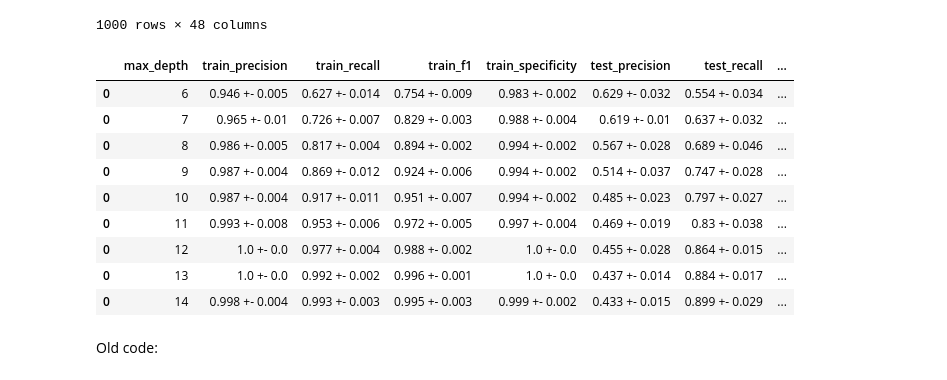
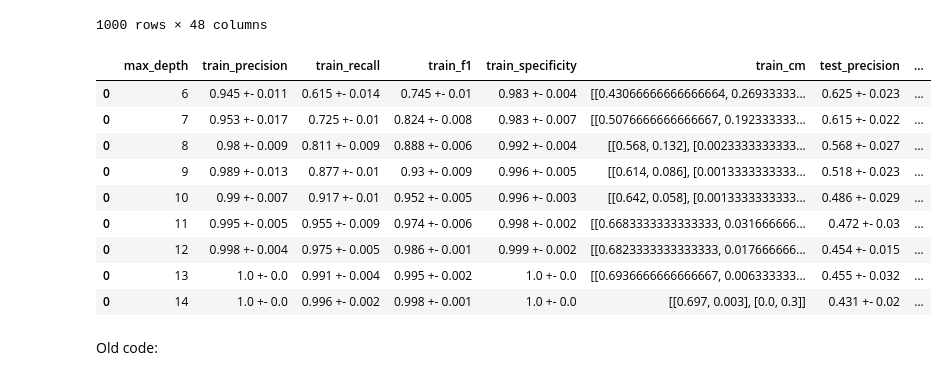
Before and after one commit to MaxPersoon/XAI-Project, a Jupyter notebook: XAI_group_project_DT.ipynb, the cells around one changed output. Cells and saved outputs as stored; diff of their text form; code cells hidden in the pictures.

Commit message:
Fixed formatting issues and added avg cm to dataframe

```diff
--- a/XAI_group_project_DT.ipynb
+++ b/XAI_group_project_DT.ipynb
@@ -179,64 +180,59 @@ for max_depth in range(6, 15):
         y_train = y.iloc[train_index]
         weights_train = sample_weights.iloc[train_index]
 
         X_test = X_prime.iloc[test_index]
         y_test = y.iloc[test_index]
         weights_test = sample_weights.iloc[test_index]
 
         # Train classifier
         clf = RandomForestClassifier(max_depth=max_depth, class_weight={"good":1, "bad":5}).fit(X_train, y_train)
 
         evaluate_classifier(y_train, clf.predict(X_train), weights_train, metrics_train, "train")
         evaluate_classifier(y_test, clf.predict(X_test), weights_test, metrics_test, "test")
 
 
-    mean_cm_train = np.mean(metrics_train["confusion"], axis=0)
-    normalized_mean_cm_train = mean_cm_train / np.sum(mean_cm_train)
-    metrics_train["confusion"] = normalized_mean_cm_train
-
     for metric in metrics_train:
         if metric == "confusion":
             mean_cm_train = np.mean(metrics_train["confusion"], axis=0)
             normalized_mean_cm_train = mean_cm_train / np.sum(mean_cm_train)
             metrics_train["confusion"] = normalized_mean_cm_train
         else:
-                mean_metric = np.mean(metrics_train[metric]).round(3)
-                std_metric = np.std(metrics_train[metric]).round(3)
-                metrics_train[metric] = str(mean_metric) + " +- " + str(std_metric)
-                #print(f"- {metric}:\n   * Avg: {np.mean(metrics_train[metric]):.3f}\n   * Std: {np.std(metrics_train[metric]):.3f}")
+            mean_metric = np.mean(metrics_train[metric]).round(3)
+            std_metric = np.std(metrics_train[metric]).round(3)
+            metrics_train[metric] = str(mean_metric) + " +- " + str(std_metric)
+            #print(f"- {metric}:\n   * Avg: {np.mean(metrics_train[metric]):.3f}\n   * Std: {np.std(metrics_train[metric]):.3f}")
 
 
     for metric in metrics_test:
-            if metric == "confusion":
-                mean_cm_train = np.mean(metrics_test["confusion"], axis=0)
-                normalized_mean_cm_train = mean_cm_train / np.sum(mean_cm_train)
-                metrics_train[metric] = normalized_mean_cm_train
-            else:
-                mean_metric = np.mean(metrics_test[metric]).round(3)
-                std_metric = np.std(metrics_test[metric]).round(3)
-                metrics_test[metric] = str(mean_metric) + " +- " + str(std_metric)
-                #metrics_test[metric] = str(np.mean(metrics_train[metric])) + "+-" + str(np.std(metrics_train[metric]))
-                #print(f"- {metric}:\n   * Avg: {np.mean(metrics_train[metric]):.3f}\n   * Std: {np.std(metrics_train[metric]):.3f}")
+        if metric == "confusion":
+            mean_cm_test = np.mean(metrics_test["confusion"], axis=0)
+            normalized_mean_cm_test = mean_cm_test / np.sum(mean_cm_test)
+            metrics_test[metric] = normalized_mean_cm_test
+        else:
+            mean_metric = np.mean(metrics_test[metric]).round(3)
+            std_metric = np.std(metrics_test[metric]).round(3)
+            metrics_test[metric] = str(mean_metric) + " +- " + str(std_metric)
+            #print(f"- {metric}:\n   * Avg: {np.mean(metrics_train[metric]):.3f}\n   * Std: {np.std(metrics_train[metric]):.3f}")
 
-    l = [max_depth, metrics_train["precision"], metrics_train["recall"], metrics_train["f1"], metrics_train["specificity"], metrics_test["precision"], metrics_test["recall"], metrics_test["f1"], metrics_test["specificity"]]
+    l = [max_depth, metrics_train["precision"], metrics_train["recall"], metrics_train["f1"], metrics_train["specificity"], metrics_train["confusion"], metrics_test["precision"], metrics_test["recall"], metrics_test["f1"], metrics_test["specificity"], metrics_test["confusion"]]
     if max_depth == 6:
-        evaluations = pd.DataFrame([l], columns=["max_depth", "train_precision", "train_recall", "train_f1", "train_specificity", "test_precision", "test_recall", "test_f1", "test_specificity"])
+        evaluations = pd.DataFrame([l], columns=["max_depth", "train_precision", "train_recall", "train_f1", "train_specificity", "train_cm", "test_precision", "test_recall", "test_f1", "test_specificity", "test_cm"])
     else:
-        eval_2 = pd.DataFrame([l], columns=["max_depth", "train_precision", "train_recall", "train_f1", "train_specificity", "test_precision", "test_recall", "test_f1", "test_specificity"])
+        eval_2 = pd.DataFrame([l], columns=["max_depth", "train_precision", "train_recall", "train_f1", "train_specificity", "train_cm", "test_precision", "test_recall", "test_f1", "test_specificity", "test_cm"])
         evaluations = pd.concat([evaluations, eval_2], axis=0)
 
 evaluations
 # %% [output]
-|  | max_depth | train_precision | train_recall | train_f1 | train_specificity | test_precision | test_recall | ... |
-| 0 | 6 | 0.946 +- 0.005 | 0.627 +- 0.014 | 0.754 +- 0.009 | 0.983 +- 0.002 | 0.629 +- 0.032 | 0.554 +- 0.034 | ... |
-| 0 | 7 | 0.965 +- 0.01 | 0.726 +- 0.007 | 0.829 +- 0.003 | 0.988 +- 0.004 | 0.619 +- 0.01 | 0.637 +- 0.032 | ... |
-| 0 | 8 | 0.986 +- 0.005 | 0.817 +- 0.004 | 0.894 +- 0.002 | 0.994 +- 0.002 | 0.567 +- 0.028 | 0.689 +- 0.046 | ... |
-| 0 | 9 | 0.987 +- 0.004 | 0.869 +- 0.012 | 0.924 +- 0.006 | 0.994 +- 0.002 | 0.514 +- 0.037 | 0.747 +- 0.028 | ... |
-| 0 | 10 | 0.987 +- 0.004 | 0.917 +- 0.011 | 0.951 +- 0.007 | 0.994 +- 0.002 | 0.485 +- 0.023 | 0.797 +- 0.027 | ... |
-| 0 | 11 | 0.993 +- 0.008 | 0.953 +- 0.006 | 0.972 +- 0.005 | 0.997 +- 0.004 | 0.469 +- 0.019 | 0.83 +- 0.038 | ... |
-| 0 | 12 | 1.0 +- 0.0 | 0.977 +- 0.004 | 0.988 +- 0.002 | 1.0 +- 0.0 | 0.455 +- 0.028 | 0.864 +- 0.015 | ... |
-| 0 | 13 | 1.0 +- 0.0 | 0.992 +- 0.002 | 0.996 +- 0.001 | 1.0 +- 0.0 | 0.437 +- 0.014 | 0.884 +- 0.017 | ... |
-| 0 | 14 | 0.998 +- 0.004 | 0.993 +- 0.003 | 0.995 +- 0.003 | 0.999 +- 0.002 | 0.433 +- 0.015 | 0.899 +- 0.029 | ... |
+|  | max_depth | train_precision | train_recall | train_f1 | train_specificity | train_cm | test_precision | ... |
+| 0 | 6 | 0.945 +- 0.011 | 0.615 +- 0.014 | 0.745 +- 0.01 | 0.983 +- 0.004 | [[0.43066666666666664, 0.26933333... | 0.625 +- 0.023 | ... |
+| 0 | 7 | 0.953 +- 0.017 | 0.725 +- 0.01 | 0.824 +- 0.008 | 0.983 +- 0.007 | [[0.5076666666666667, 0.192333333... | 0.615 +- 0.022 | ... |
+| 0 | 8 | 0.98 +- 0.009 | 0.811 +- 0.009 | 0.888 +- 0.006 | 0.992 +- 0.004 | [[0.568, 0.132], [0.0023333333333... | 0.568 +- 0.027 | ... |
+| 0 | 9 | 0.989 +- 0.013 | 0.877 +- 0.01 | 0.93 +- 0.009 | 0.996 +- 0.005 | [[0.614, 0.086], [0.0013333333333... | 0.518 +- 0.023 | ... |
+| 0 | 10 | 0.99 +- 0.007 | 0.917 +- 0.01 | 0.952 +- 0.005 | 0.996 +- 0.003 | [[0.642, 0.058], [0.0013333333333... | 0.486 +- 0.029 | ... |
+| 0 | 11 | 0.995 +- 0.005 | 0.955 +- 0.009 | 0.974 +- 0.006 | 0.998 +- 0.002 | [[0.6683333333333333, 0.031666666... | 0.472 +- 0.03 | ... |
+| 0 | 12 | 0.998 +- 0.004 | 0.975 +- 0.005 | 0.986 +- 0.001 | 0.999 +- 0.002 | [[0.6823333333333333, 0.017666666... | 0.454 +- 0.015 | ... |
+| 0 | 13 | 1.0 +- 0.0 | 0.991 +- 0.004 | 0.995 +- 0.002 | 1.0 +- 0.0 | [[0.6936666666666667, 0.006333333... | 0.455 +- 0.032 | ... |
+| 0 | 14 | 1.0 +- 0.0 | 0.996 +- 0.002 | 0.998 +- 0.001 | 1.0 +- 0.0 | [[0.697, 0.003], [0.0, 0.3]] | 0.431 +- 0.02 | ... |
 # %% [markdown]
 Old code:
 # %%
```
Also changed, not shown: parts of 1 cell of this notebook.
